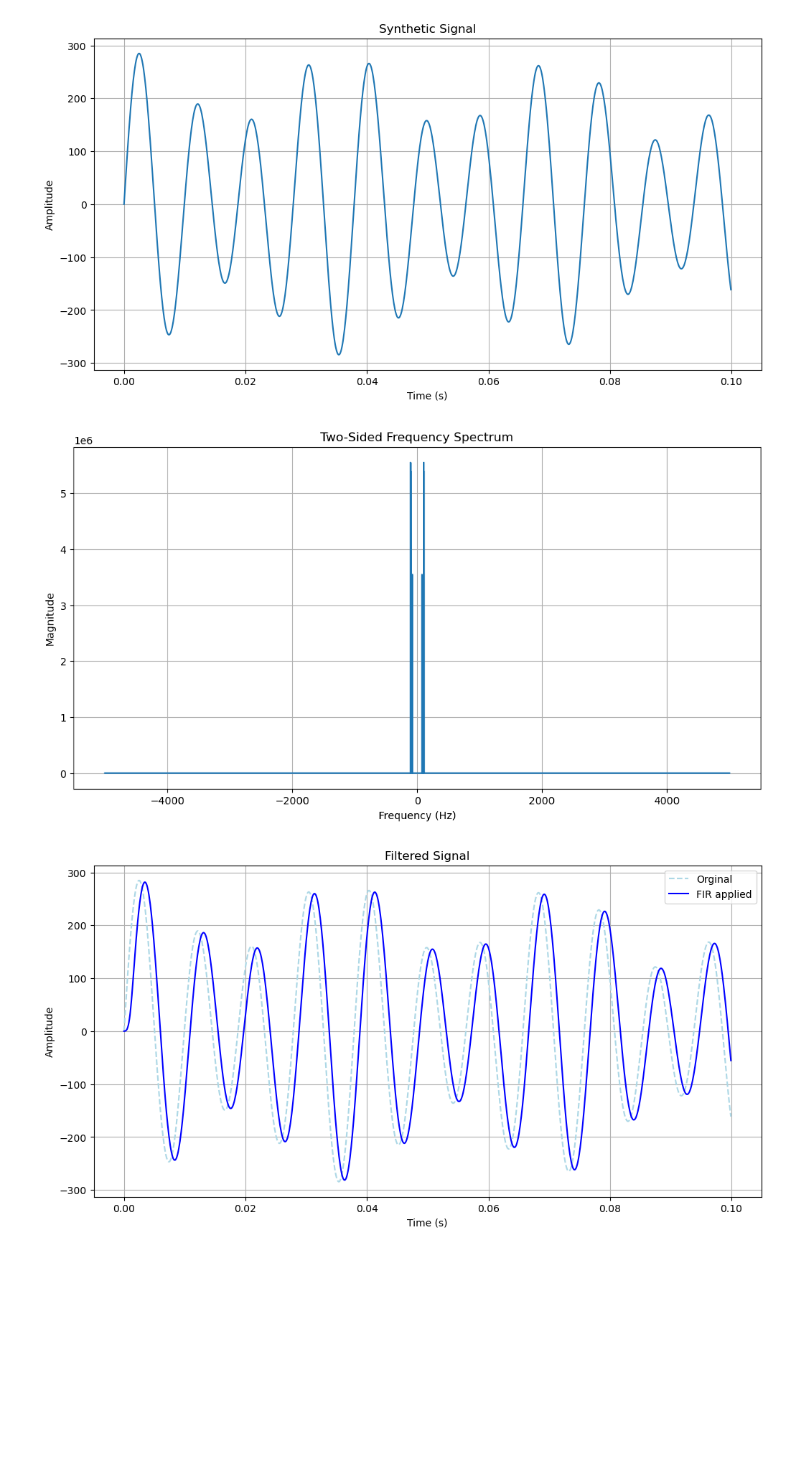
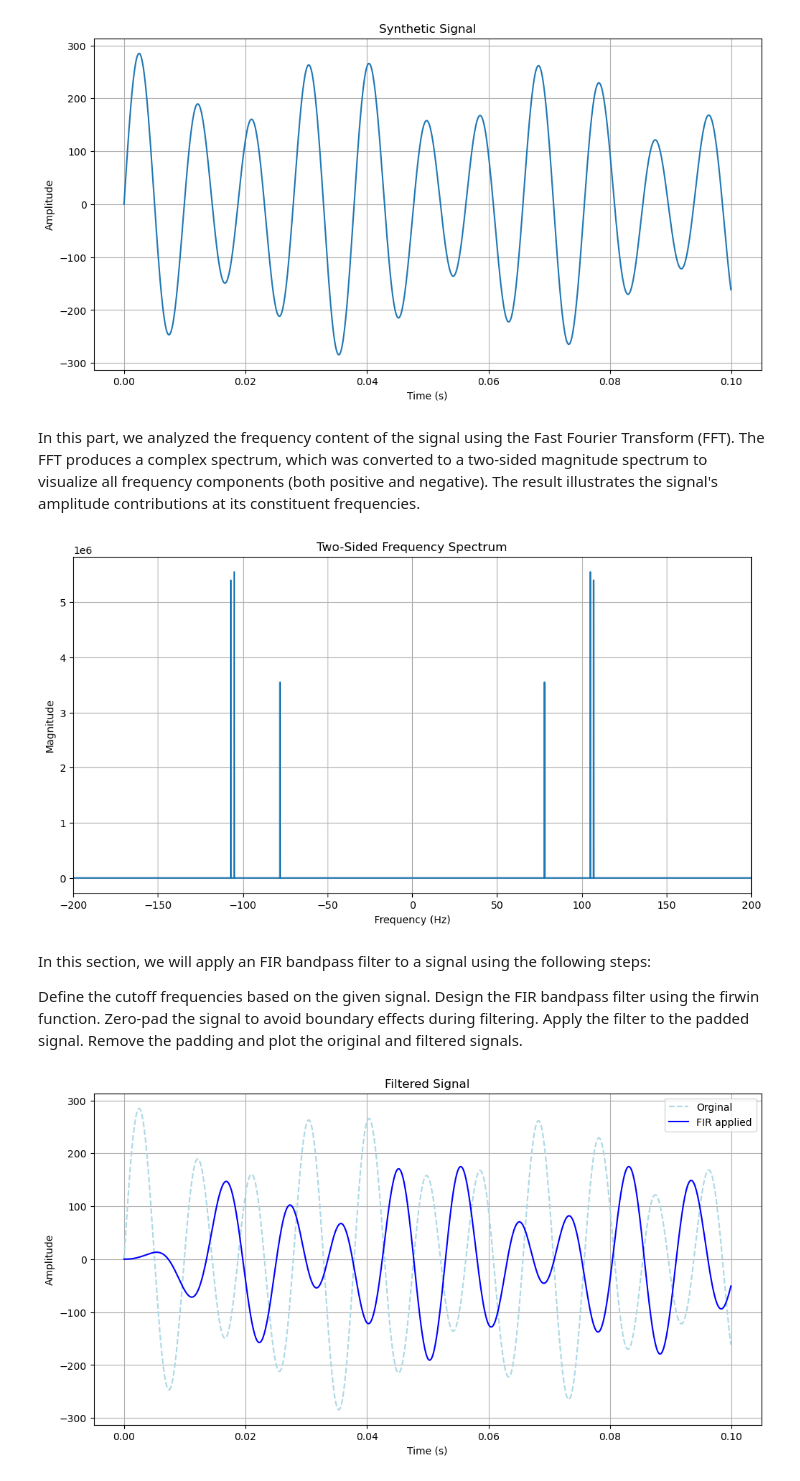
Before and after one commit to NikaGolestani/Signal-and-Systems, a Jupyter notebook: Report.ipynb, the cells around one changed output. Saved outputs shown, nothing was run; the diff lists cells and outputs as text; code cells hidden in the pictures; blank space fills up the shorter version.

```diff
--- a/Report.ipynb
+++ b/Report.ipynb
@@ -32,6 +38,8 @@ plt.grid()
 plt.show()
 # %% [output]
 [figure]
+# %% [markdown]
+In this part, we analyzed the frequency content of the signal using the Fast Fourier Transform (FFT). The FFT produces a complex spectrum, which was converted to a two-sided magnitude spectrum to visualize all frequency components (both positive and negative). The result illustrates the signal's amplitude contributions at its constituent frequencies.
 # %%
 # Analyze the two-sided frequency spectrum of the signal using FFT
 fft_values = np.fft.fft(signal)
@@ -40,41 +48,50 @@ fft_freqs = np.fft.fftfreq(len(fft_values), d=ds)
 plt.figure(figsize=(12, 6))
 plt.plot(np.fft.fftshift(fft_freqs), np.fft.fftshift(np.abs(fft_values)))
 plt.title("Two-Sided Frequency Spectrum")
+plt.xlim(-200, 200)
 plt.xlabel("Frequency (Hz)")
 plt.ylabel("Magnitude")
 plt.grid()
 plt.show()
 # %% [output]
-[figure, old version]
+[figure, new version]
+# %% [markdown]
+In this section, we will apply an FIR bandpass filter to a signal using the following steps:
+
+Define the cutoff frequencies based on the given signal.
+Design the FIR bandpass filter using the firwin function.
+Zero-pad the signal to avoid boundary effects during filtering.
+Apply the filter to the padded signal.
+Remove the padding and plot the original and filtered signals.
 # %%
 # Design an ideal FIR filter (Bandpass filter)
-cutoff_low = frequencies[0] - 10  # 10 Hz below the first frequency
+cutoff_low = frequencies[0] - 10 # 10 Hz below the first frequency
 cutoff_high = frequencies[0] + 10  # 10 Hz above the first frequency
-num_taps = 20
+num_taps = 300
 
 # Design the FIR filter using firwin
-bandpass_filter = firwin(num_taps, [cutoff_low, cutoff_high], fs=fs, pass_zero=False)
+bandpass_filter = firwin(num_taps, [cutoff_low, cutoff_high], fs=fs, pass_zero="bandpass")
 
 # Apply zero padding to the signal
 padding = num_taps // 2  # Number of zeros to add on both sides
 padded_signal = np.pad(signal, (padding, padding), mode='constant')
 
 # Apply the filter
 filtered_signal_padded = lfilter(bandpass_filter, 1.0, padded_signal)
 
 # Remove padding
 filtered_signal = filtered_signal_padded[padding:-padding]
 
 
 # Plot the filtered signal
 plt.figure(figsize=(12, 6))
 plt.plot(t[:1000], signal[:1000],linestyle="--",color="lightblue",label="Orginal")
 plt.plot(t[:1000], filtered_signal[:1000],color="blue",label="FIR applied")  # Plotting the filtered signal
 plt.title("Filtered Signal")
 plt.xlabel("Time (s)")
 plt.ylabel("Amplitude")
 plt.legend()
 plt.grid()
 plt.show()
 # %% [output]
-[figure, old version]
+[figure, new version]
```
Also changed, not shown: parts of 6 cells of this notebook.
